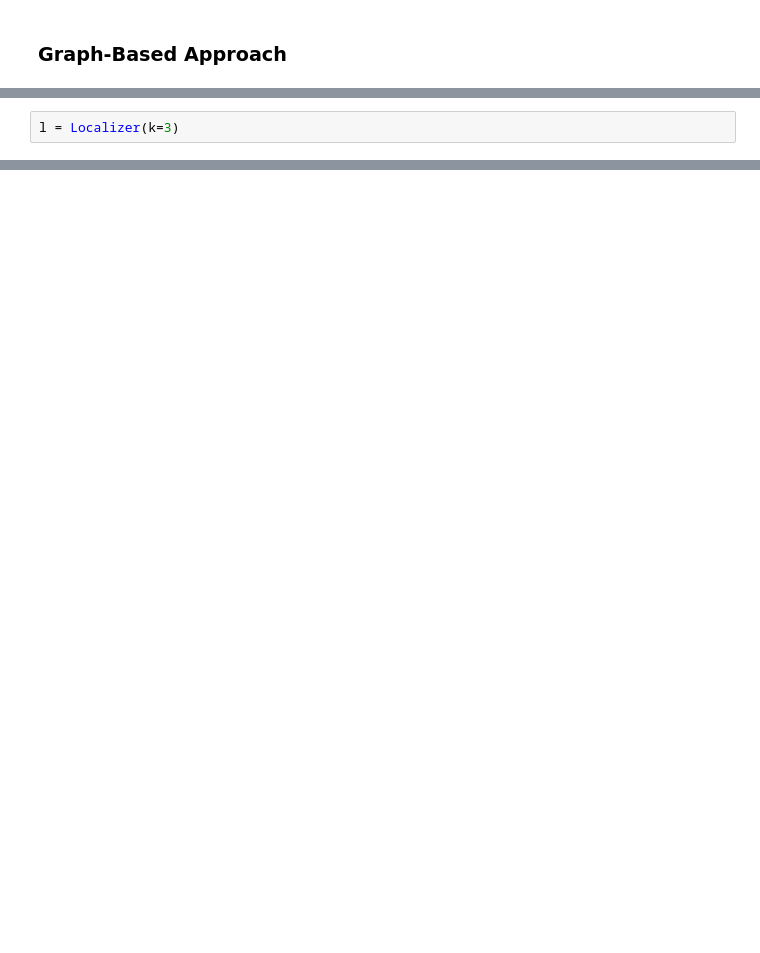
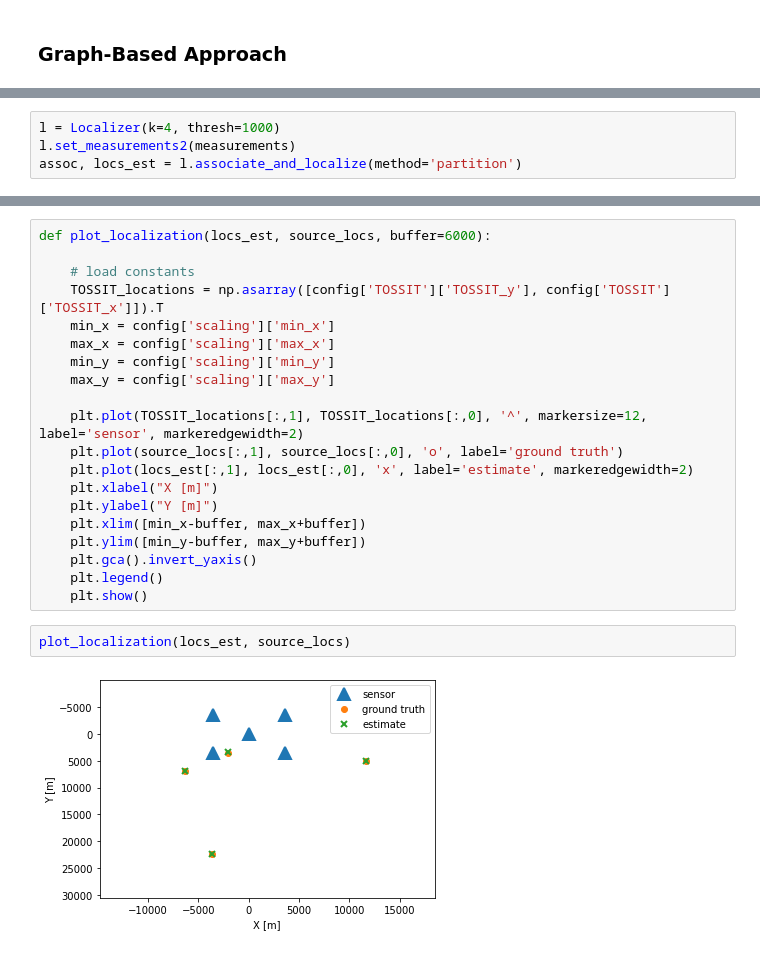
Before and after one commit to whoi-mars/Whale-Gunshot-Localization, a Jupyter notebook: associate_and_localize/algorithm_sandbox.ipynb, the cells around one changed output, grey strips where cells are left out. Drawn from its saved outputs; the diff is of its cells as text; blank space fills up the shorter version.

```diff
--- a/associate_and_localize/algorithm_sandbox.ipynb
+++ b/associate_and_localize/algorithm_sandbox.ipynb
@@ -530,2 +626,4 @@ class Localizer:
 # %%
-l = Localizer(k=3)
+l = Localizer(k=4, thresh=1000)
+l.set_measurements2(measurements)
+assoc, locs_est = l.associate_and_localize(method='partition')
@@ -553,0 +634,24 @@ HypernetxWidget(component='HypernetxWidget', props={'nodes': [{'uid': '7'}, {'ui
+# %%
+def plot_localization(locs_est, source_locs, buffer=6000):
+
+    # load constants
+    TOSSIT_locations = np.asarray([config['TOSSIT']['TOSSIT_y'], config['TOSSIT']['TOSSIT_x']]).T
+    min_x = config['scaling']['min_x']
+    max_x = config['scaling']['max_x']
+    min_y = config['scaling']['min_y']
+    max_y = config['scaling']['max_y']
+
+    plt.plot(TOSSIT_locations[:,1], TOSSIT_locations[:,0], '^', markersize=12, label='sensor', markeredgewidth=2)
+    plt.plot(source_locs[:,1], source_locs[:,0], 'o', label='ground truth')
+    plt.plot(locs_est[:,1], locs_est[:,0], 'x', label='estimate', markeredgewidth=2)
+    plt.xlabel("X [m]")
+    plt.ylabel("Y [m]")
+    plt.xlim([min_x-buffer, max_x+buffer])
+    plt.ylim([min_y-buffer, max_y+buffer])
+    plt.gca().invert_yaxis()
+    plt.legend()
+    plt.show()
+# %%
+plot_localization(locs_est, source_locs)
+# %% [output]
+[figure, added]
```
Also changed, not shown: parts of 12 cells of this notebook, 1 other file.
